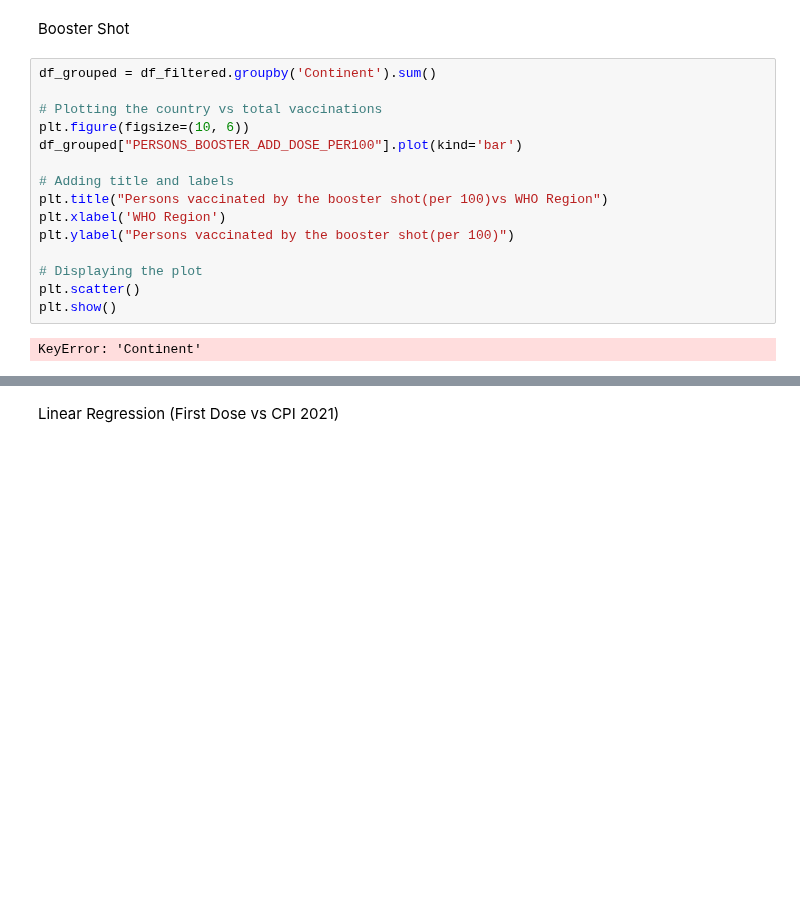
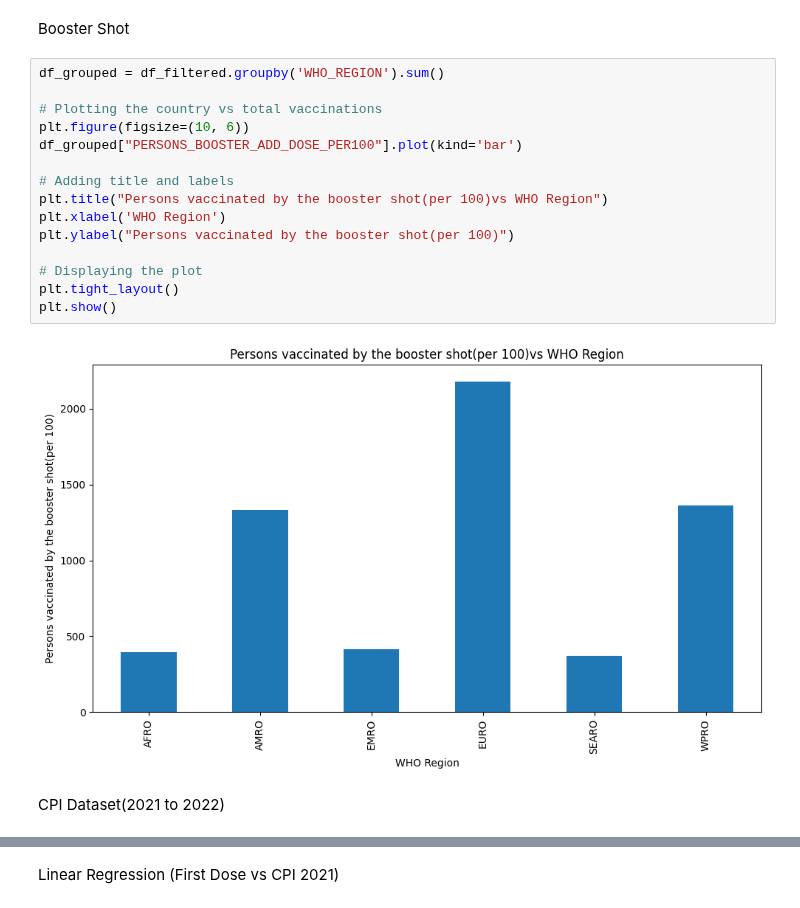
Before and after one commit to nazimben25/project1_group2, a Jupyter notebook: CPI+GDP Dataframe.ipynb, the cells around one changed output, grey strips where cells are left out. Cells and saved outputs as stored; diff of their text form; blank space fills up the shorter version.

```diff
--- a/CPI+GDP Dataframe.ipynb
+++ b/CPI+GDP Dataframe.ipynb
@@ -212,19 +84,21 @@ KeyError: 'Continent'
 # %% [markdown]
 Booster Shot
 # %%
-df_grouped = df_filtered.groupby('Continent').sum()
+df_grouped = df_filtered.groupby('WHO_REGION').sum()
 
 # Plotting the country vs total vaccinations
 plt.figure(figsize=(10, 6))
 df_grouped["PERSONS_BOOSTER_ADD_DOSE_PER100"].plot(kind='bar')
 
 # Adding title and labels
 plt.title("Persons vaccinated by the booster shot(per 100)vs WHO Region")
 plt.xlabel('WHO Region')
 plt.ylabel("Persons vaccinated by the booster shot(per 100)")
 
 # Displaying the plot
-plt.scatter()
+plt.tight_layout()
 plt.show()
 # %% [output]
-KeyError: 'Continent'
+[figure, added]
+# %% [markdown]
+CPI Dataset(2021 to 2022)
```
Also changed, not shown: parts of 25 cells of this notebook, 4 other files.
